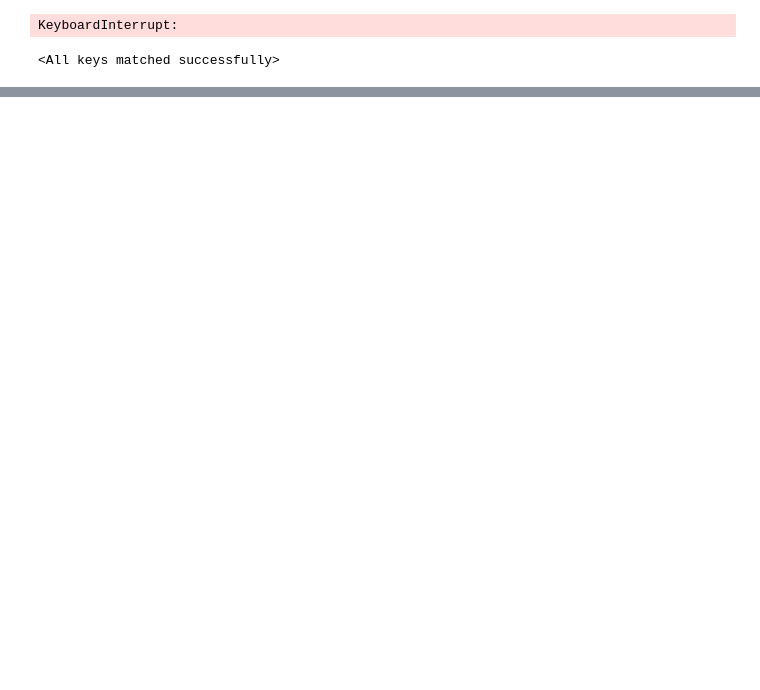
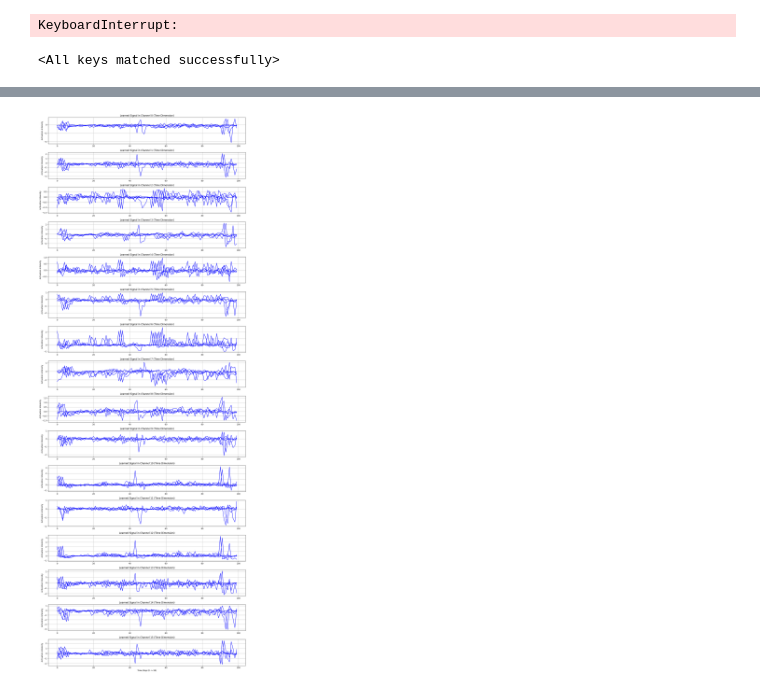
Before and after one commit to MatthewChang3721/DeepLOB, a Jupyter notebook: DeepLOB_demo.ipynb, the cells around one changed output, grey strips where cells are left out. Cells and saved outputs as stored; diff of their text form; code cells hidden in the pictures; blank space fills up the shorter version.

```diff
--- a/DeepLOB_demo.ipynb
+++ b/DeepLOB_demo.ipynb
@@ -425,0 +579,21 @@ weighted avg       0.53      0.50      0.51     28102
+# %%
+sample_idx = 0
+num_channels_to_plot = 16
+
+plt.figure(figsize=(15, 40))
+for i in range(num_channels_to_plot):
+    plt.subplot(num_channels_to_plot, 1, i + 1)
+
+    # 提取第 i 个通道的 1D 时间序列信号
+    channel_signal = signals[sample_idx, i, :, :].squeeze()
+
+    plt.plot(channel_signal, label=f'Channel {i} Activation', color='b')
+    plt.title(f'Learned Signal in Channel {i} (Time Dimension)')
+    plt.ylabel('Activation Intensity')
+    plt.grid(True)
+
+plt.xlabel('Time Step (0 -> 99)')
+plt.tight_layout()
+plt.show()
+# %% [output]
+[figure, added]
```
Also changed, not shown: parts of 20 cells of this notebook, 3 other files.
